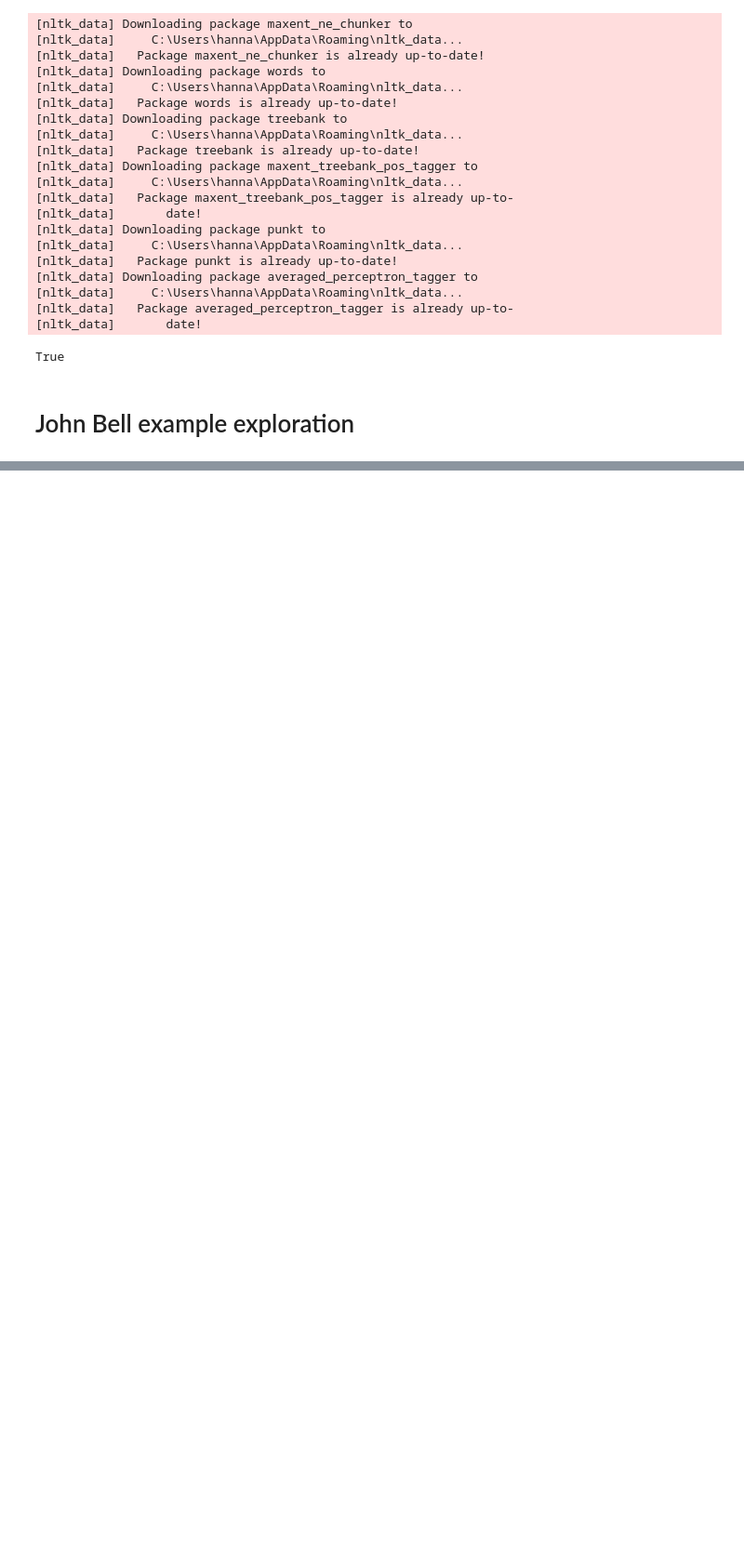
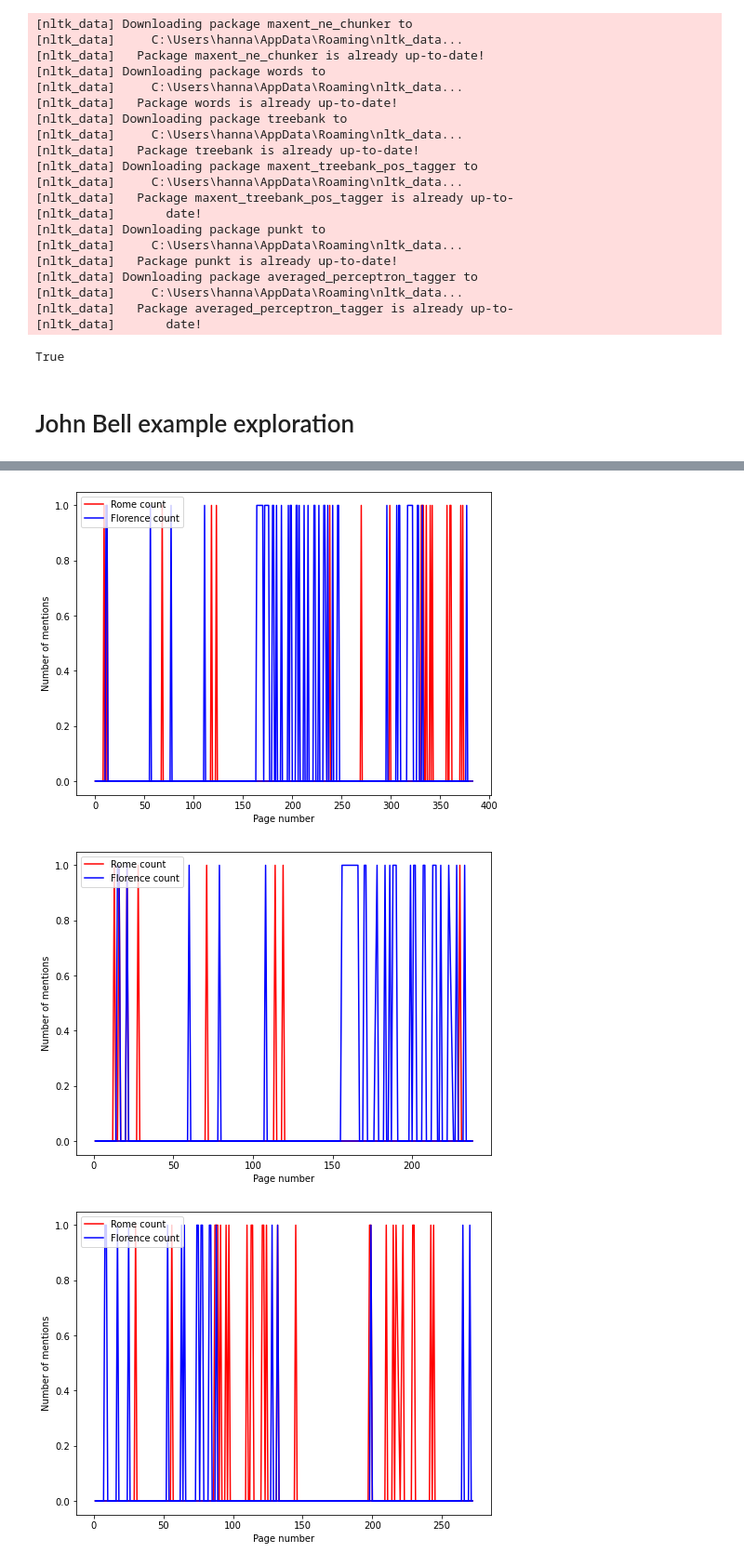
Before and after one commit to com-480-data-visualization/project-2023-in-viz-veritas, a Jupyter notebook: LocationTagger.ipynb, the cells around one changed output, grey strips where cells are left out. Shown at 93% size. Drawn from its saved outputs; the diff is of its cells as text; code cells hidden in the pictures; blank space fills up the shorter version.

```diff
--- a/LocationTagger.ipynb
+++ b/LocationTagger.ipynb
@@ -121,0 +181,34 @@ dict_values([[], [], [], ['Edinburgh', 'London', 'Bell', 'Royal', 'Strand'], [],
+# %%
+# Mapping occurence of Florence and Rome against each other
+
+
+for id in john_bell_texts:
+
+    rome_by_page = []
+    florence_by_page = []
+
+    for page, cities in john_bell_texts[id]['cities'].items():
+            rome_count = cities.count('Rome')
+            florence_count = cities.count('Florence')
+
+            rome_by_page.append((page, rome_count))
+            florence_by_page.append((page, florence_count))
+
+    fig = plt.figure(figsize=(8, 6))
+    #plt.stackplot([x[0] for x in rome_by_page], [x[1] for x in rome_by_page], [x[1] for x in florence_by_page], labels=['Rome', 'Florence'])
+
+    plt.plot([x[0] for x in rome_by_page], [x[1] for x in rome_by_page], 'r-', label='Rome count')
+    plt.plot([x[0] for x in florence_by_page], [x[1] for x in florence_by_page], 'b-', label='Florence count')
+
+    # set x-label and y-label
+    plt.xlabel('Page number')
+    plt.ylabel('Number of mentions')
+
+    # add legend
+    plt.legend(loc='upper left')
+
+    plt.show()
+# %% [output]
+[figure, added]
+[figure, added]
+[figure, added]
```
Also changed, not shown: parts of 5 cells of this notebook.
